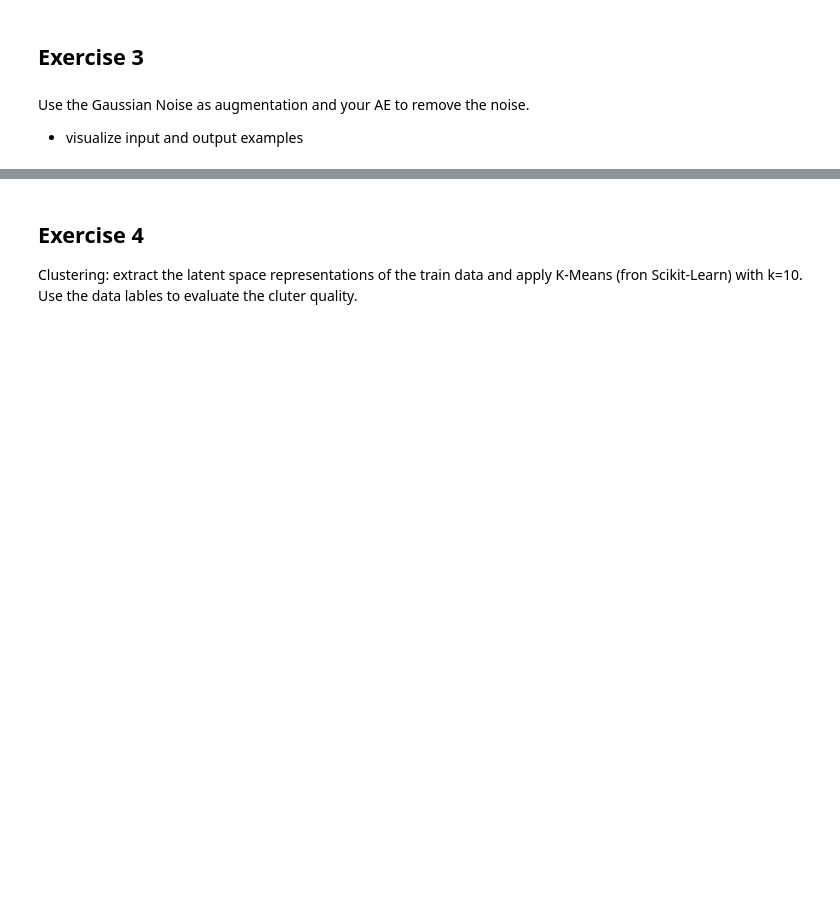
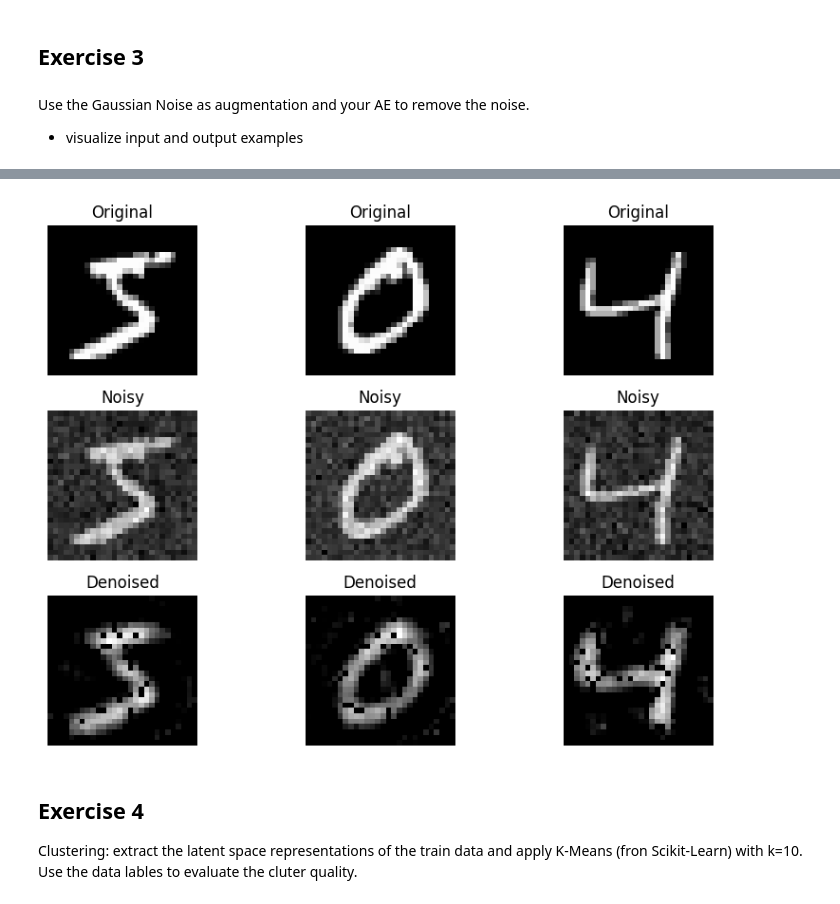
Before and after one commit to efolwacz/DeepLearning25, a Jupyter notebook: week_8/Assignment_AE_MNIST.ipynb, the cells around one changed output, grey strips where cells are left out. Saved outputs shown, nothing was run; the diff lists cells and outputs as text; code cells hidden in the pictures; blank space fills up the shorter version.

```diff
--- a/week_8/Assignment_AE_MNIST.ipynb
+++ b/week_8/Assignment_AE_MNIST.ipynb
@@ -149,14 +154,13 @@ optimizer = torch.optim.SGD(model.parameters(), lr = 0.003, momentum=0.9)
 # %%
 from torch.utils.data import DataLoader
 
-train_loader = DataLoader(train, batch_size=64, shuffle=True)
+train_loader = DataLoader(list(zip(augmented, train.targets)), batch_size=64, shuffle=True)
 test_loader = DataLoader(test, batch_size=64, shuffle=False)
 
-epochs = 10
+epochs = 100
 for t in range(epochs):
     print(f"Epoch {t+1}\n-------------------------------")
     train_model(train_loader, model, criterion, optimizer)
-    test_model(test_loader, model, criterion)
 print("Done!")
 # %% [output]
 Epoch 1
@@ -191,3 +206,25 @@ class AddGaussianNoise(object):
+# %%
+fig, axs = plt.subplots(3, 3, figsize=(9, 6))
+for i in range(3):
+    clean = train.data[i].float() / 255.0
+    noisy = noise(clean)
+    inp = noisy.unsqueeze(0).to(device).view(1, -1)
+    out = model(inp).view(28, 28).cpu().detach()
+
+    axs[0, i].imshow(clean, cmap="gray")
+    axs[0, i].set_title("Original")
+    axs[1, i].imshow(noisy, cmap="gray")
+    axs[1, i].set_title("Noisy")
+    axs[2, i].imshow(out, cmap="gray")
+    axs[2, i].set_title("Denoised")
+
+    for j in range(3):
+        axs[j, i].axis('off')
+
+plt.tight_layout()
+plt.show()
+# %% [output]
+[figure, added]
 # %% [markdown]
 ## Exercise 4
 Clustering: extract the latent space representations of the train data and apply K-Means (fron Scikit-Learn) with k=10. Use the data lables to evaluate the cluter quality.
```
Also changed, not shown: parts of 10 cells of this notebook.
